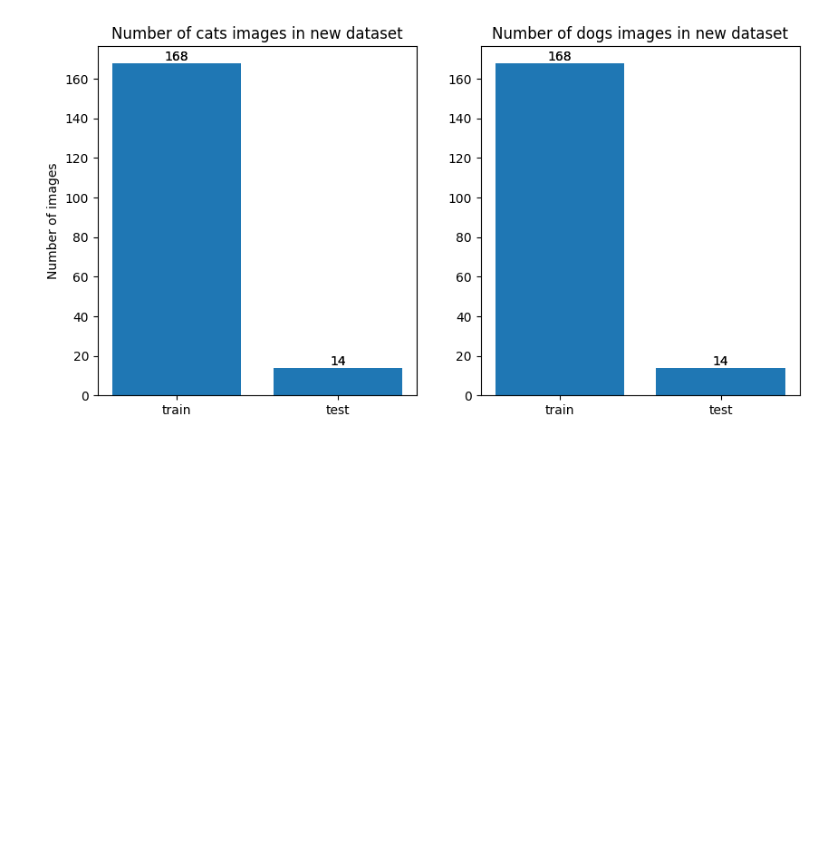
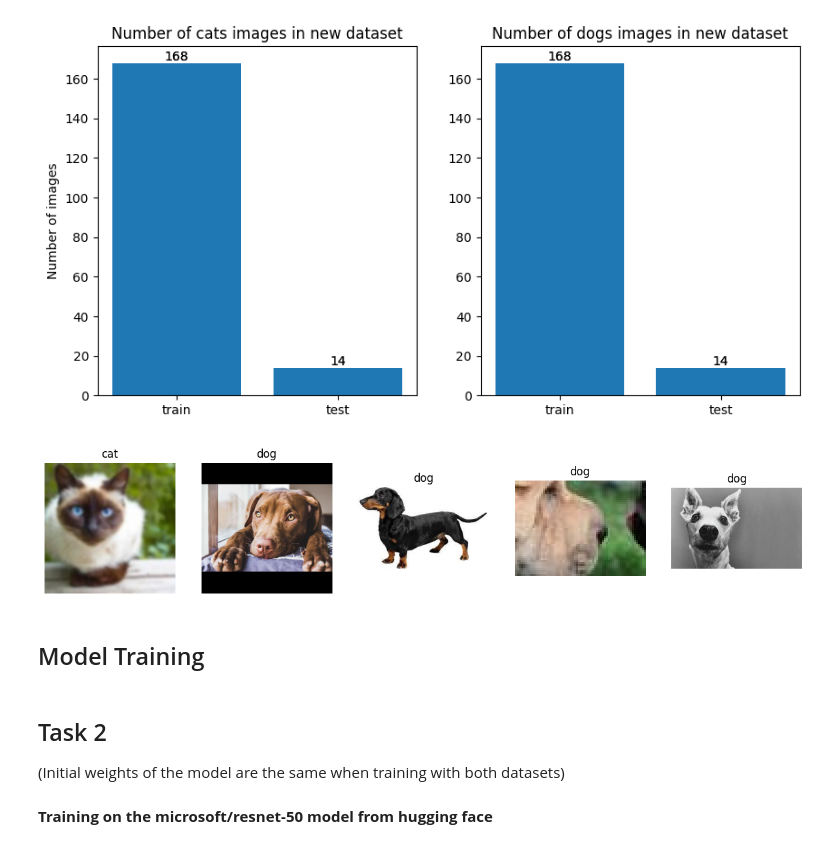
Before and after one commit to Praanshu101/Data_Augmentation, a Jupyter notebook: DataAug.ipynb, the cells around one changed output. Drawn from its saved outputs; the diff is of its cells as text; code cells hidden in the pictures; blank space fills up the shorter version.

Commit message:
Task 2 started

```diff
--- a/DataAug.ipynb
+++ b/DataAug.ipynb
@@ -216,3 +218,53 @@ for i in range(2):
 plt.show()
 # %% [output]
 [figure]
+# %%
+# Load the training and test images
+train_images_orig = []
+train_labels_orig = []
+for filename in traincats:
+    train_images_orig.append(os.path.join(pathcats, filename))
+    train_labels_orig.append(0)
+for filename in traindogs:
+    train_images_orig.append(os.path.join(pathdogs, filename))
+    train_labels_orig.append(1)
+
+test_images = []
+test_labels = []
+for filename in testcats:
+    test_images.append(os.path.join(pathcats, filename))
+    test_labels.append(0)
+for filename in testdogs:
+    test_images.append(os.path.join(pathdogs, filename))
+    test_labels.append(1)
+
+# Load the augmented images into a copy train_images
+train_images_new = list(train_images_orig)
+train_labels_new = list(train_labels_orig)
+
+for filename in augmented_cats:
+    train_images_new.append(os.path.join('augmented_cats', filename))
+    train_labels_new.append(0)
+for filename in augmented_dogs:
+    train_images_new.append(os.path.join('augmented_dogs', filename))
+    train_labels_new.append(1)
+
+# Display a few images and their labels
+fig, axs = plt.subplots(1, 5, figsize=(15, 6))
+
+for i in range(5):
+    n = random.randint(0, len(train_images_new) - 1)
+    img = mpimg.imread(train_images_new[n])
+    axs[i].imshow(img)
+    axs[i].axis('off')
+    axs[i].set_title('cat' if train_labels_new[n] == 0 else 'dog')
+# %% [output]
+[figure, added]
+# %% [markdown]
+## Model Training
+# %% [markdown]
+## Task 2
+
+(Initial weights of the model are the same when training with both datasets)
+# %% [markdown]
+**Training on the microsoft/resnet-50 model from hugging face**
```
Also changed, not shown: parts of 8 cells of this notebook.
